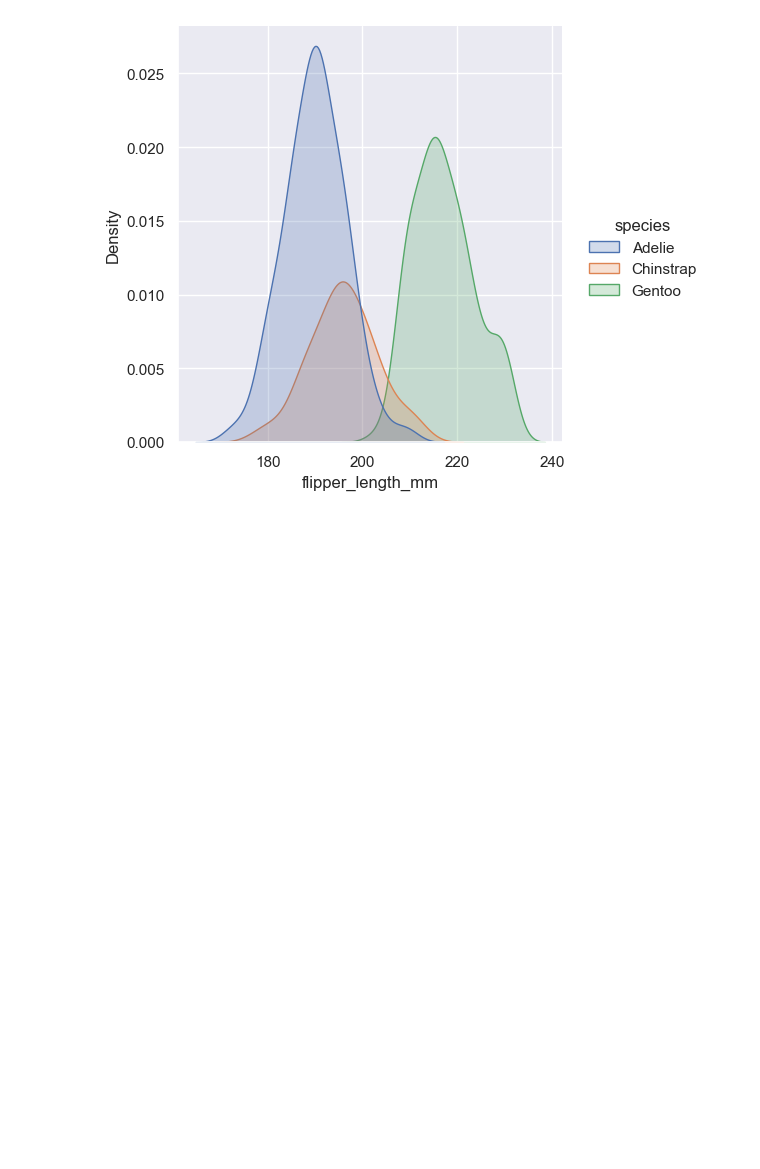
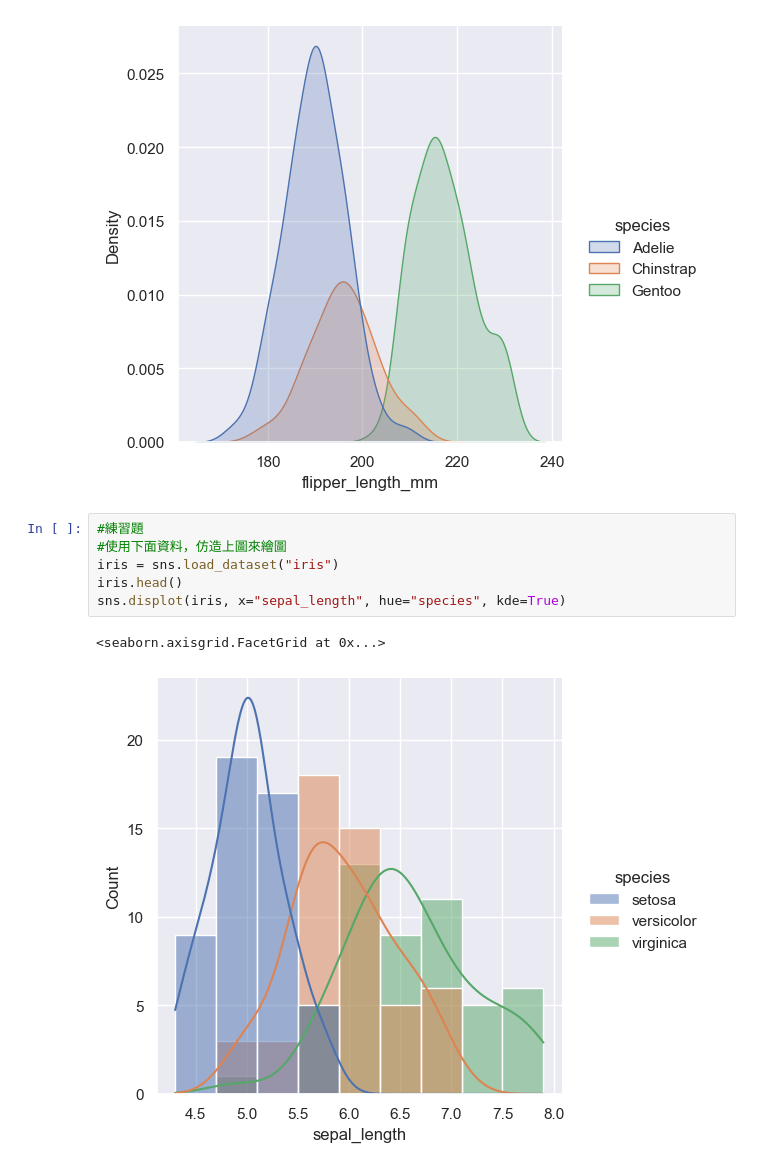
Before and after one commit to wu4fmp6/machine_learning, a Jupyter notebook: lesson_4.ipynb, the cells around one changed output. Drawn from its saved outputs; the diff is of its cells as text; blank space fills up the shorter version.

```diff
--- a/lesson_4.ipynb
+++ b/lesson_4.ipynb
@@ -180,3 +180,12 @@ sns.displot(penguins, x="flipper_length_mm", hue="species", kind="kde", fill=Tru
 # %% [output]
 <seaborn.axisgrid.FacetGrid at 0x...>
 [figure]
+# %%
+#練習題
+#使用下面資料，仿造上圖來繪圖
+iris = sns.load_dataset("iris")
+iris.head()
+sns.displot(iris, x="sepal_length", hue="species", kde=True)
+# %% [output]
+<seaborn.axisgrid.FacetGrid at 0x...>
+[figure, added]
```
Also changed, not shown: parts of 6 cells of this notebook.
